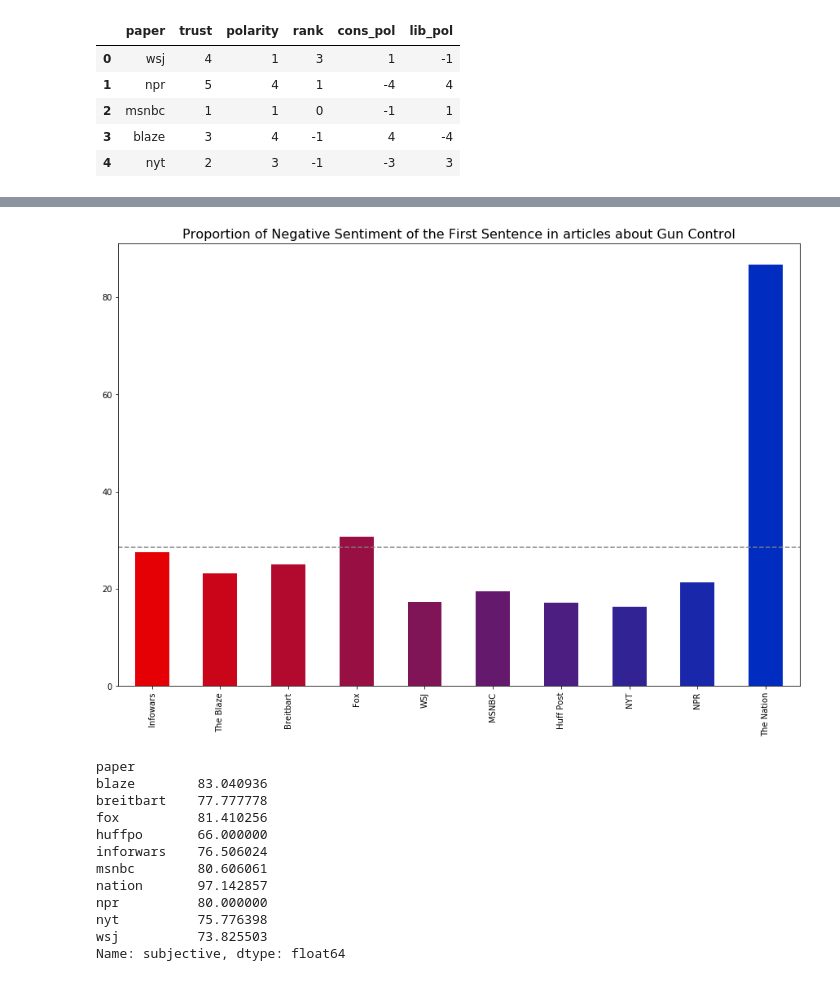
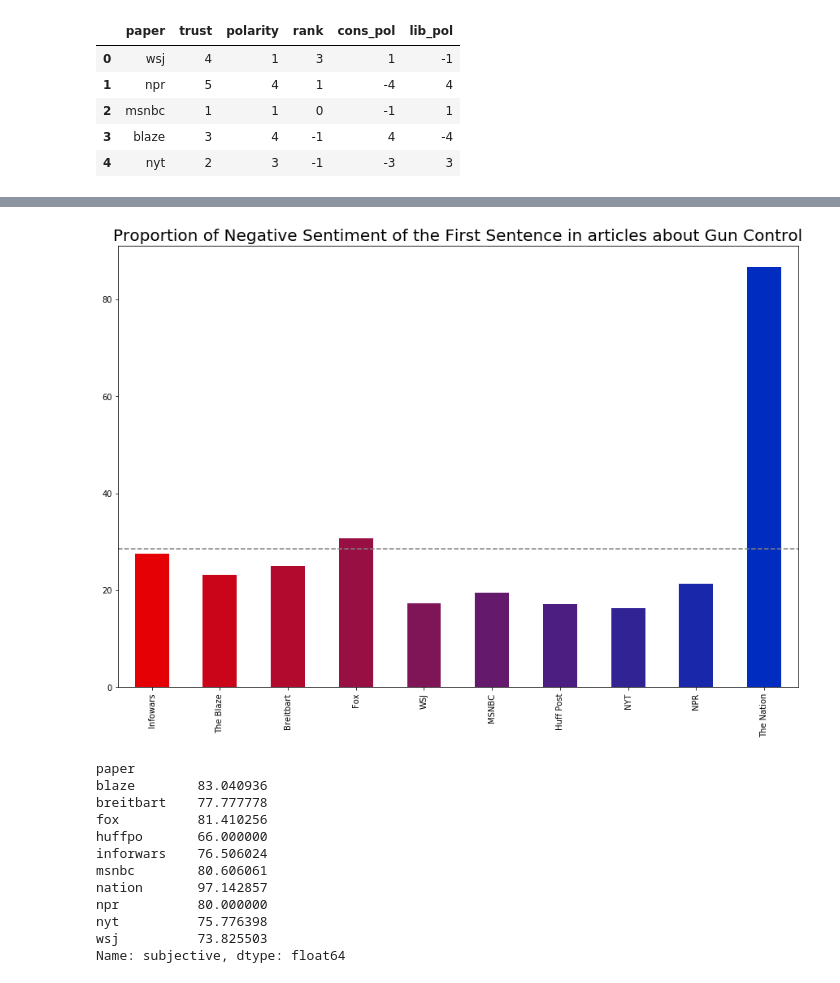
Before and after one commit to michellejm/guns_in_America, a Jupyter notebook: sentimentVisuals.ipynb, the cells around one changed output, grey strips where cells are left out. Cells and saved outputs as stored; diff of their text form; code cells hidden in the pictures.

```diff
--- a/sentimentVisuals.ipynb
+++ b/sentimentVisuals.ipynb
@@ -121,21 +121,21 @@ gsr.head()
 # %%
 def make_bars(my_series, filename, title):
     s = pd.Series(list(my_series), index = papers)
     mean = my_series.mean()
     plt.figure(figsize=(15,10))
     plt.axhline(mean, color='grey', linestyle='--')
     ax = plt.gca()
     ax.tick_params(axis='x')
     ax.tick_params(axis='y')
-    ax.set_title(title+"articles about Gun Control", fontsize=16)
+    ax.set_title(title+"articles about Gun Control", fontsize=20)
     mycolors = ['#E50005', '#cb0519','#b20a2e', '#980f43', '#7f1457', '#65196c', '#4c1e81', '#322395', '#1928aa', '#002dbf' ]
     s.plot(kind='bar', color=mycolors,)
     plt.savefig(filename+'.svg', dpi=1000)
     plt.savefig(filename+'.png', transparent=True)
 
 make_bars(gsr['neg_ratio'], 'avg_sent', "Proportion of Negative Sentiment of the First Sentence in ")
 # %% [output]
-[figure, old version]
+[figure, new version]
 # %%
 df['subjective'] = np.where((df.p_pos >= 0.65) | (df.p_neg >= 0.65), 1, 0)
 total_subj_s = (df.groupby('paper')['subjective'].count())
```
Also changed, not shown: parts of 1 cell of this notebook.
